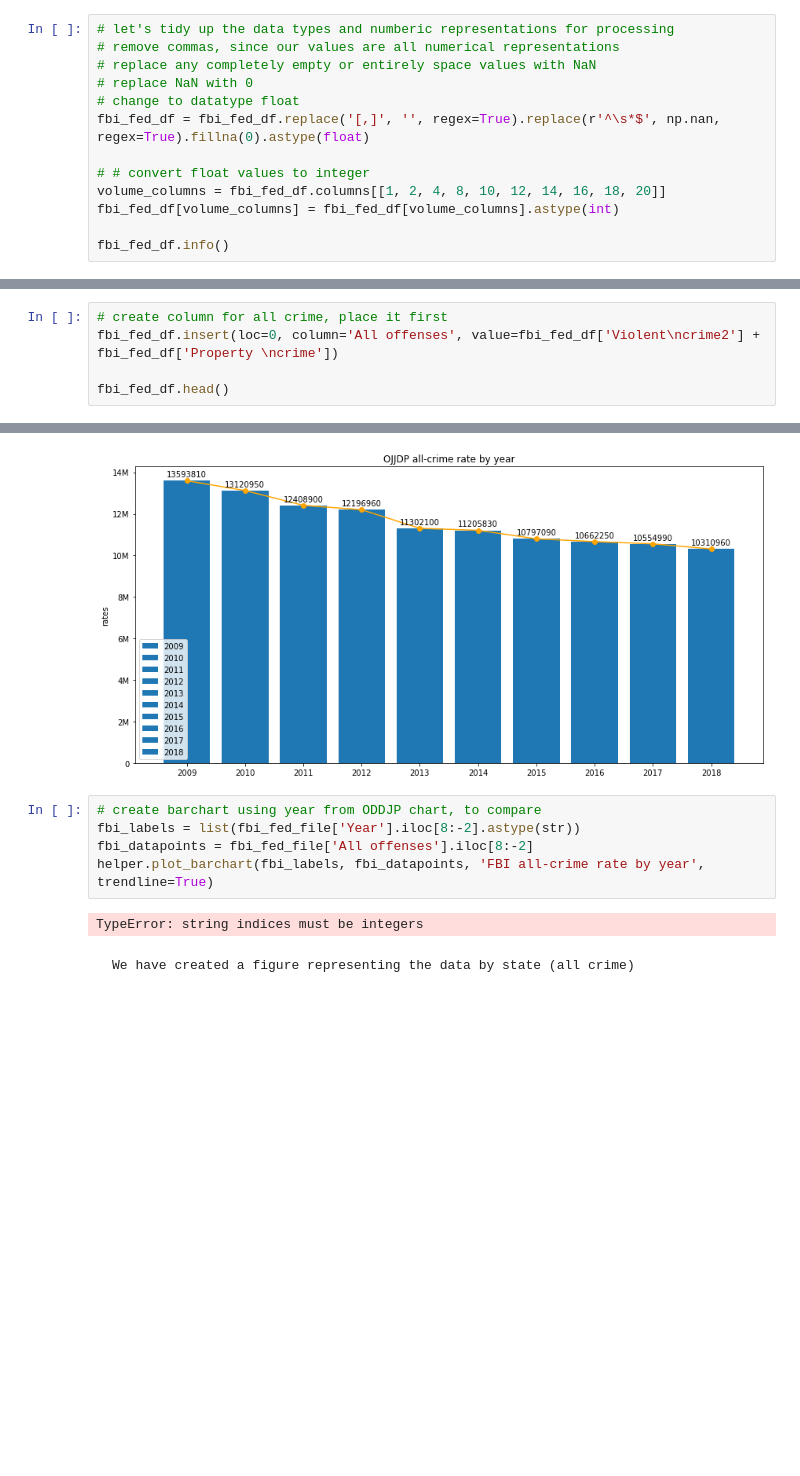
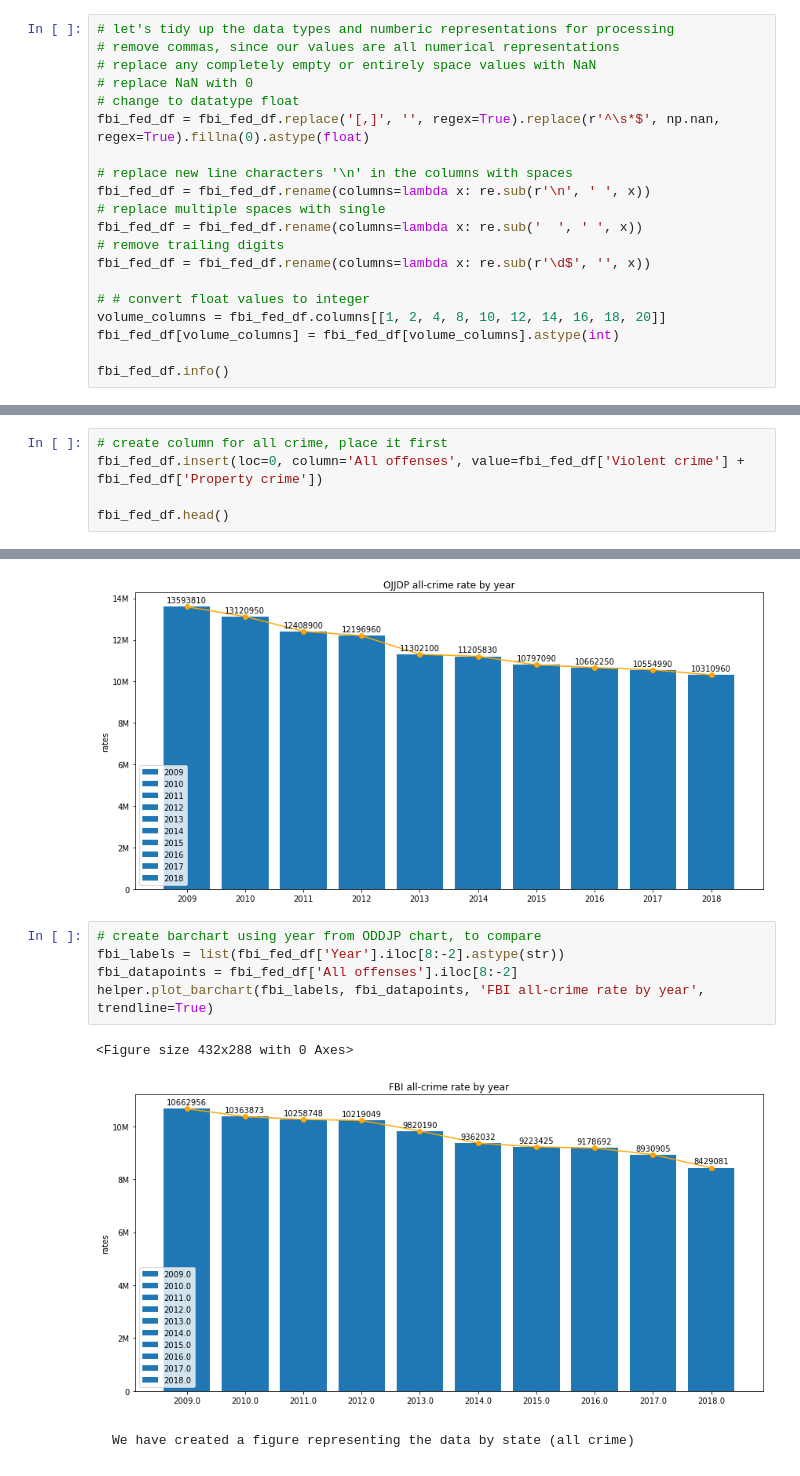
Before and after one commit to eliwyman/truth-site, a Jupyter notebook: apps/jupyter/Federal Crime Data Analysis.ipynb, the cells around one changed output, grey strips where cells are left out. Cells and saved outputs as stored; diff of their text form; blank space fills up the shorter version.

Commit message:
Added data cleaning, added charts to US Crime app, updated site handler

```diff
--- a/apps/jupyter/Federal Crime Data Analysis.ipynb
+++ b/apps/jupyter/Federal Crime Data Analysis.ipynb
@@ -167,6 +173,13 @@ all_df = {file: helper.create_df(DATA_PATH + file) for file in OJJDP_files}
 # change to datatype float
 fbi_fed_df = fbi_fed_df.replace('[,]', '', regex=True).replace(r'^\s*$', np.nan, regex=True).fillna(0).astype(float)
 
+# replace new line characters '\n' in the columns with spaces
+fbi_fed_df = fbi_fed_df.rename(columns=lambda x: re.sub(r'\n', ' ', x))
+# replace multiple spaces with single
+fbi_fed_df = fbi_fed_df.rename(columns=lambda x: re.sub('  ', ' ', x))
+# remove trailing digits
+fbi_fed_df = fbi_fed_df.rename(columns=lambda x: re.sub(r'\d$', '', x))
+
 # # convert float values to integer
 volume_columns = fbi_fed_df.columns[[1, 2, 4, 8, 10, 12, 14, 16, 18, 20]]
 fbi_fed_df[volume_columns] = fbi_fed_df[volume_columns].astype(int)
@@ -193,6 +206,6 @@ memory usage: 2.8 KB
 # %%
 # create column for all crime, place it first
-fbi_fed_df.insert(loc=0, column='All offenses', value=fbi_fed_df['Violent\ncrime2'] + fbi_fed_df['Property \ncrime'])
+fbi_fed_df.insert(loc=0, column='All offenses', value=fbi_fed_df['Violent crime'] + fbi_fed_df['Property crime'])
 
 fbi_fed_df.head()
 # %% [output]
@@ -256,11 +268,12 @@ helper.plot_barchart(OJJDP_labels, OJJDP_datapoints, 'OJJDP all-crime rate by ye
 [figure]
 # %%
 # create barchart using year from ODDJP chart, to compare
-fbi_labels = list(fbi_fed_file['Year'].iloc[8:-2].astype(str))
-fbi_datapoints = fbi_fed_file['All offenses'].iloc[8:-2]
+fbi_labels = list(fbi_fed_df['Year'].iloc[8:-2].astype(str))
+fbi_datapoints = fbi_fed_df['All offenses'].iloc[8:-2]
 helper.plot_barchart(fbi_labels, fbi_datapoints, 'FBI all-crime rate by year', trendline=True)
 # %% [output]
-TypeError: string indices must be integers
+<Figure size 432x288 with 0 Axes>
+[figure, added]
 # %% [markdown]
     We have created a figure representing the data by state (all crime)
 # %%
```
Also changed, not shown: parts of 17 cells of this notebook, 7 other files.
